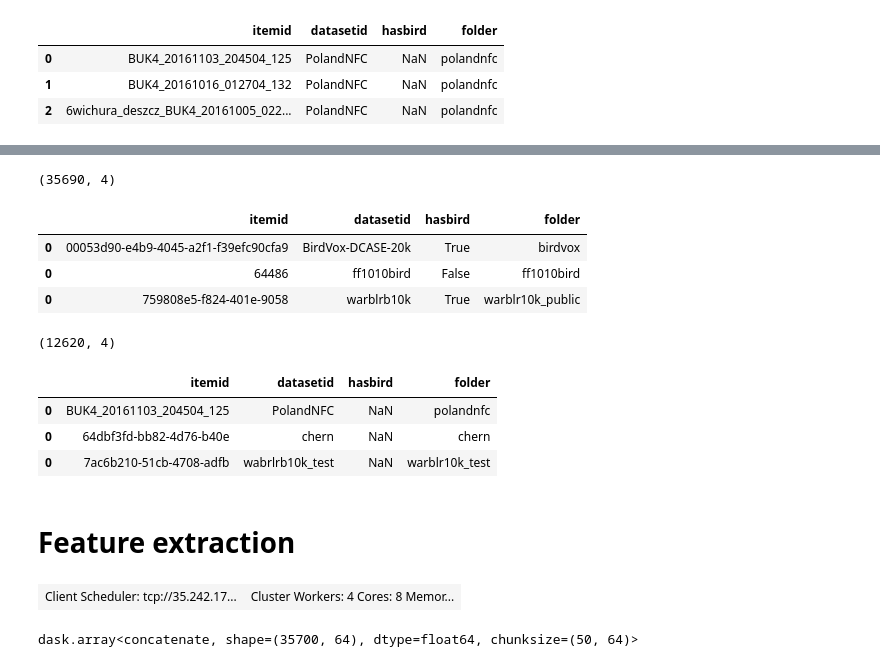
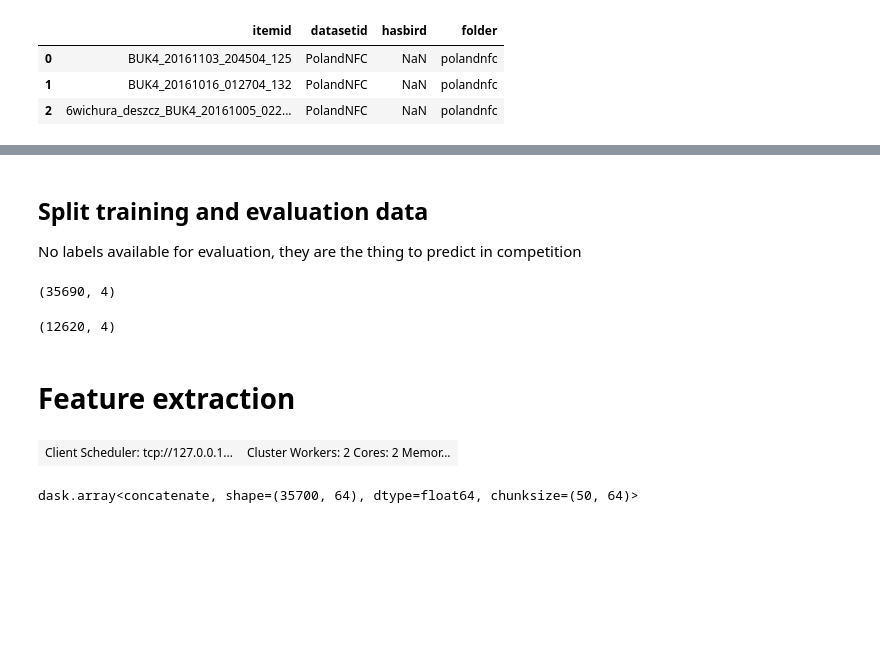
Before and after one commit to jonnor/birddetect, a Jupyter notebook: Model.ipynb, the cells around one changed output, grey strips where cells are left out. Cells and saved outputs as stored; diff of their text form; code cells hidden in the pictures; blank space fills up the shorter version.

```diff
--- a/Model.ipynb
+++ b/Model.ipynb
@@ -37,32 +51,27 @@ dataset.head(3)
+# %% [markdown]
+## Split training and evaluation data
+No labels available for evaluation, they are the thing to predict in competition
 # %%
 trainset = dataset[dataset.hasbird.notna()].copy()
 print(trainset.shape)
 trainset['hasbird'] = trainset.hasbird.astype(bool)
-trainset.groupby('folder').head(1)
+#trainset.groupby('folder').head(1)
 # %% [output]
 (35690, 4)
-|  | itemid | datasetid | hasbird | folder |
-| 0 | 00053d90-e4b9-4045-a2f1-f39efc90cfa9 | BirdVox-DCASE-20k | True | birdvox |
-| 0 | 64486 | ff1010bird | False | ff1010bird |
-| 0 | 759808e5-f824-401e-9058 | warblrb10k | True | warblr10k_public |
 # %%
 evalset = dataset[dataset.hasbird.isna()].copy()
 print(evalset.shape)
-del dataset
-evalset.groupby('folder').head(1)
+#evalset.groupby('folder').head(1)
 # %% [output]
 (12620, 4)
-|  | itemid | datasetid | hasbird | folder |
-| 0 | BUK4_20161103_204504_125 | PolandNFC | NaN | polandnfc |
-| 0 | 64dbf3fd-bb82-4d76-b40e | chern | NaN | chern |
-| 0 | 7ac6b210-51cb-4708-adfb | wabrlrb10k_test | NaN | warblr10k_test |
 # %% [markdown]
 # Feature extraction
-# %%
-import dask.distributed
-scheduler_address = '35.242.172.90:8786'
-c = dask.distributed.Client(scheduler_address)
-c
-# %% [output]
-| Client Scheduler: tcp://35.242.17... | Cluster Workers: 4 Cores: 8 Memor... |
+# %%
+import dask.distributed
+scheduler = os.environ.get('DASK_SCHEDULER', None) # set to 'mycluster:port' to use remote cluster
+
+c = dask.distributed.Client(scheduler)
+c
+# %% [output]
+| Client Scheduler: tcp://127.0.0.1... | Cluster Workers: 2 Cores: 2 Memor... |
 # %%
```
Also changed, not shown: parts of 10 cells of this notebook.
